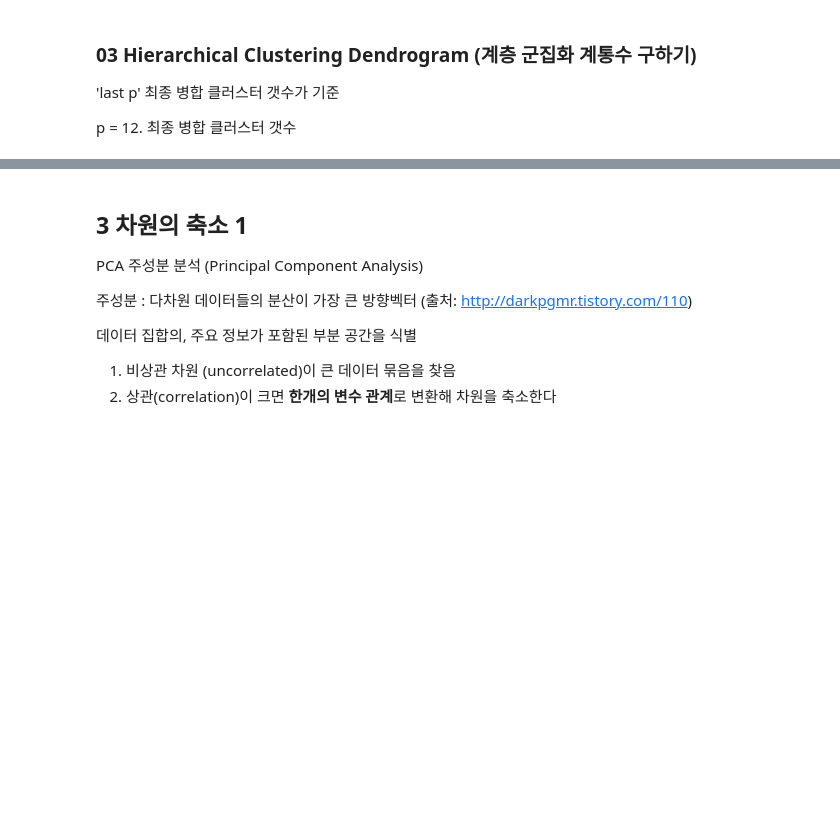
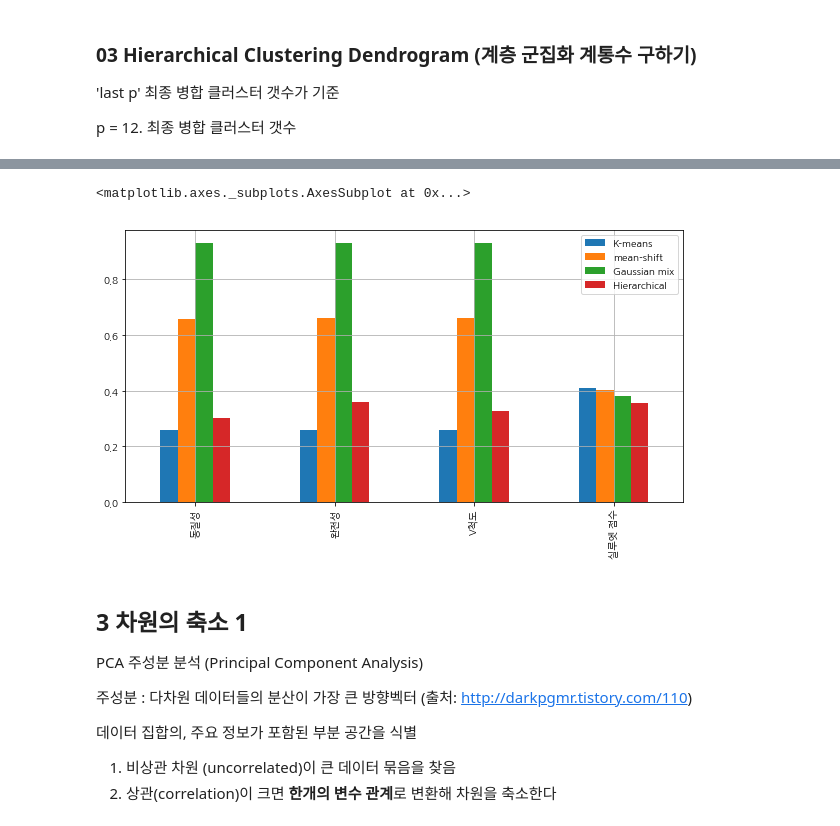
Before and after one commit to Queie/TensorFlow, a Jupyter notebook: Web/02.Unsupervised.ipynb, the cells around one changed output, grey strips where cells are left out. Saved outputs shown, nothing was run; the diff lists cells and outputs as text; code cells hidden in the pictures; blank space fills up the shorter version.

```diff
--- a/Web/02.Unsupervised.ipynb
+++ b/Web/02.Unsupervised.ipynb
@@ -301,0 +242,16 @@ silhouette score (실루엣 점수): 0.356446705251
+# %%
+from sklearn.metrics import homogeneity_completeness_v_measure
+from sklearn.metrics import silhouette_score
+res_1 = homogeneity_completeness_v_measure(labels, pred_kmeans)
+res_2 = homogeneity_completeness_v_measure(labels, pred_ms)
+res_3 = homogeneity_completeness_v_measure(labels, pred_gmm)
+res_4 = homogeneity_completeness_v_measure(labels, pred_h)
+res = [res_1, res_2, res_3, res_4]
+sil = [silhouette_score(X, pred_kmeans), silhouette_score(X, pred_ms),
+       silhouette_score(X, pred_gmm),    silhouette_score(X, pred_h)]
+# %%
+import pandas as pd
+report = pd.DataFrame(res, index = ['K-means','mean-shift', 'Gaussian mix','Hierarchical'],
+                      columns=['동질성', '완전성','V척도'])
+report['실루엣 점수'] = sil
+report
@@ -302,3 +264,8 @@ silhouette score (실루엣 점수): 0.356446705251
+# %%
+report.T.plot(kind='bar', figsize=(10,5), grid=True )
+# %% [output]
+<matplotlib.axes._subplots.AxesSubplot at 0x...>
+[figure, added]
 # %% [markdown]
 ## 3 차원의 축소 1
 PCA 주성분 분석 (Principal Component Analysis)
```
Also changed, not shown: parts of 20 cells of this notebook.
